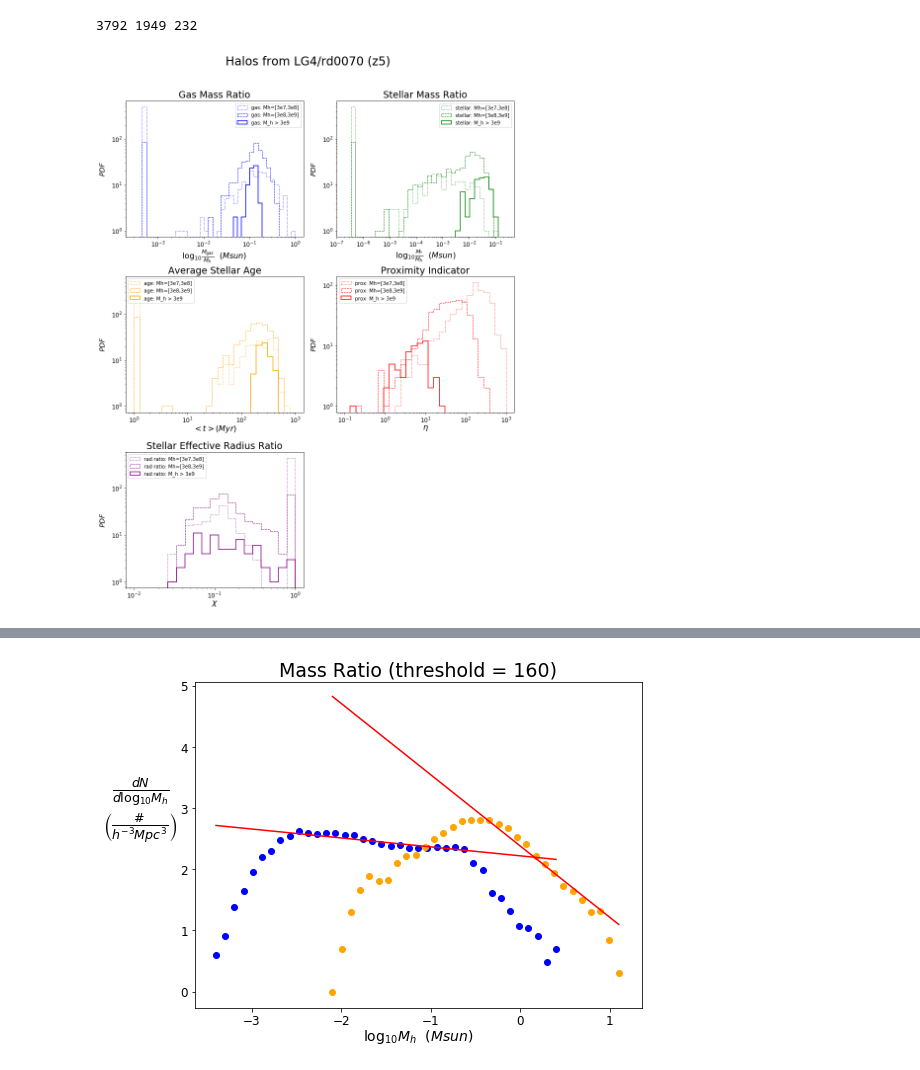
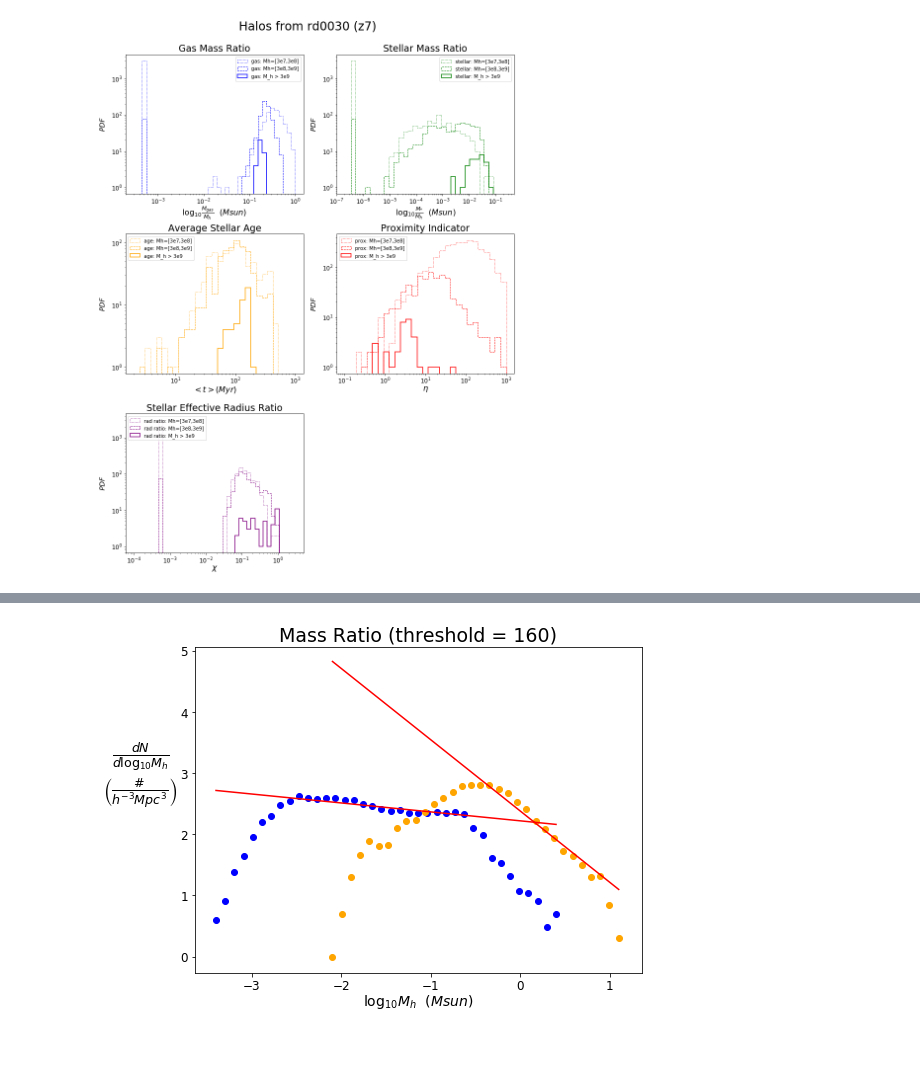
Before and after one commit to ygovil1/data-mining-galaxies, a Jupyter notebook: HaloCatalog/ratio_plotter.ipynb, the cells around one changed output, grey strips where cells are left out. Drawn from its saved outputs; the diff is of its cells as text; code cells hidden in the pictures.

```diff
--- a/HaloCatalog/ratio_plotter.ipynb
+++ b/HaloCatalog/ratio_plotter.ipynb
@@ -142,7 +147,7 @@ with open('./LG4_2048_40pc/rd0070/ratio_list0070_2.txt', 'rb') as ratiofile2:
     ratiolist2 = pickle.load(ratiofile2)
 
 # load master calc list for LG35
-with open('./LG4_2048_40pc/rd0070/calc_list0070_2000', 'rb') as infile:
+with open('./master_calc0030', 'rb') as infile:
     halo_list = pickle.load(infile)
 # %%
 halo_list
@@ -390,4 +431,0 @@ True True
-# %%
-print(len(ave_agelist1), len(ave_agelist2), len(ave_agelist3))
-# %% [output]
-3792 1949 232
@@ -395,9 +449,9 @@ print(len(ave_agelist1), len(ave_agelist2), len(ave_agelist3))
 start = 1e-7
 gasbins = np.geomspace(start=3e-4, stop=1, num=40)
 stelbins = np.geomspace(start=start, stop=1, num=40)
-agebins = np.geomspace(start=1e0, stop=1e3, num=30)
+agebins = np.geomspace(start=2e0, stop=1e3, num=30)
 proxbins = np.geomspace(start=1e-1, stop=1e3, num=30)
-radbins = np.geomspace(start=1e-2, stop=1, num=20)
+radbins = np.geomspace(start=1e-4, stop=2, num=41)
 # %%
 # create subplots
 fig1 = plt.figure(figsize = (12,16))
@@ -408,7 +462,7 @@ ax4 = plt.subplot(3,2,4)
 ax5 = plt.subplot(3,2,5)
 
 # plot titles
-figtitle = "Halos from LG4/rd0070 (z5)"
+figtitle = "Halos from rd0030 (z7)"
 gastitle = "Gas Mass Ratio"
 stellartitle = "Stellar Mass Ratio"
 agetitle = "Average Stellar Age"
@@ -478,35 +532,35 @@ ax4.set_yscale('log')
 ax4.tick_params(axis='x', which='major', labelsize=12)
 ax4.tick_params(axis='y', which='major', labelsize=12)
 ax5.set_xscale('log')
 ax5.set_yscale('log')
 ax5.tick_params(axis='x', which='major', labelsize=12)
 ax5.tick_params(axis='y', which='major', labelsize=12)
 
 
 # add labels for each plot
 # annotation1 = 'using .sum'
 # annotation2 = 'using particle mask'
 # ax1.text(start, 20, annotation1, size = 12)
 # ax2.text(start, 30, annotation2, size = 12)
 
 # set axis limits
 ax2.set_xlim([1e-7, 0.5])
 
 # add legend
 ax1.legend(loc = 'upper right')
 ax2.legend(loc = 'upper right')
 ax3.legend(loc = 'upper left')
 ax4.legend(loc = 'upper left')
 ax5.legend(loc = 'upper left')
 
 # adjust spacing and show
 plt.tight_layout()
-fig1.subplots_adjust(top=0.9)
+fig1.subplots_adjust(top=0.92)
 plt.show()
 
 #plt.savefig('./LG4_2048_40pc/rd0070/massratios.png', dpi = 300)
 # %% [output]
-[figure, old version]
+[figure, new version]
 # %%
 new_logratio21 = np.log([value for value in new_ratiolist21 if value > 0]) / log(10)
 new_logratio22 = np.log([value for value in new_ratiolist22 if value > 0]) / log(10)
```
Also changed, not shown: parts of 16 cells of this notebook, 1 other file.
